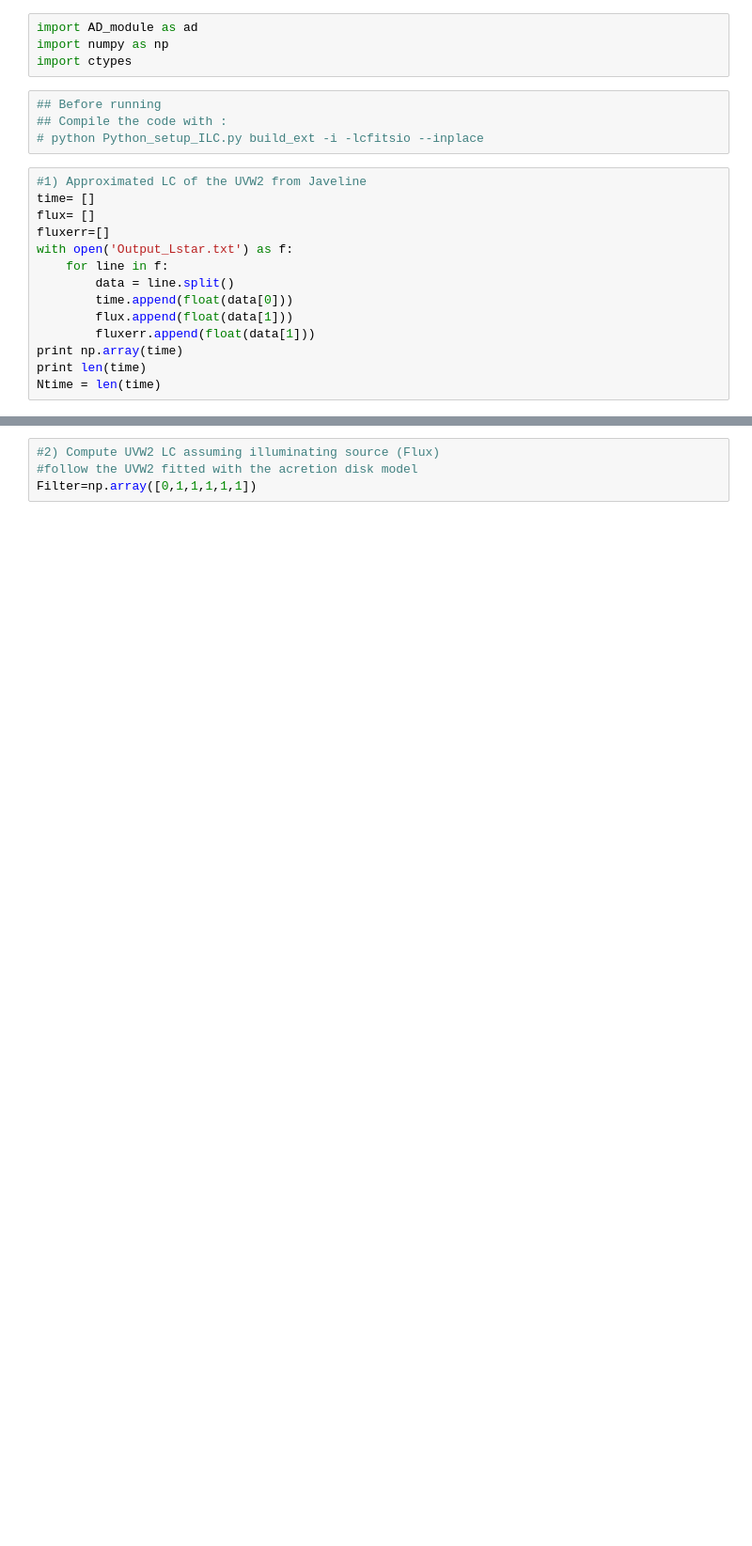
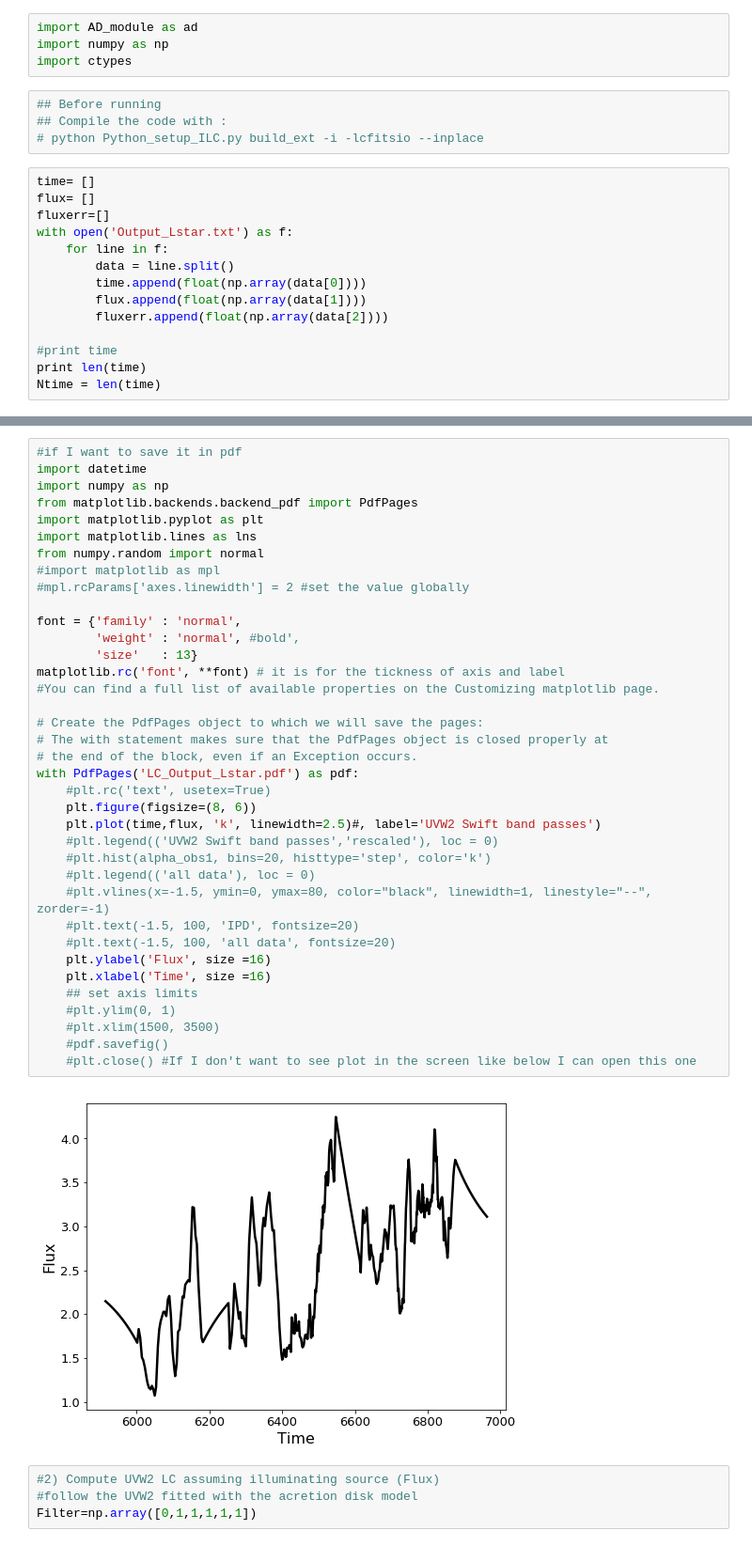
Before and after one commit to husnedereli/Reprocessing_disk, a Jupyter notebook: Compute_UVW2_LC_fitted_with_ADmodel.ipynb, the cells around one changed output, grey strips where cells are left out. Shown at 94% size. Drawn from its saved outputs; the diff is of its cells as text; blank space fills up the shorter version.

```diff
--- a/Compute_UVW2_LC_fitted_with_ADmodel.ipynb
+++ b/Compute_UVW2_LC_fitted_with_ADmodel.ipynb
@@ -7,17 +15,17 @@ import ctypes
 ## Compile the code with :
 # python Python_setup_ILC.py build_ext -i -lcfitsio --inplace
 # %%
-#1) Approximated LC of the UVW2 from Javeline
 time= []
 flux= []
 fluxerr=[]
 with open('Output_Lstar.txt') as f:
     for line in f:
         data = line.split()
-        time.append(float(data[0]))
-        flux.append(float(data[1]))
-        fluxerr.append(float(data[1]))
-print np.array(time)
+        time.append(float(np.array(data[0])))
+        flux.append(float(np.array(data[1])))
+        fluxerr.append(float(np.array(data[2])))
+
+#print time
 print len(time)
 Ntime = len(time)
 # %% [output]
@@ -25,4 +32,43 @@ Ntime = len(time)
 6270
+# %%
+#if I want to save it in pdf
+import datetime
+import numpy as np
+from matplotlib.backends.backend_pdf import PdfPages
+import matplotlib.pyplot as plt
+import matplotlib.lines as lns
+from numpy.random import normal
+#import matplotlib as mpl
+#mpl.rcParams['axes.linewidth'] = 2 #set the value globally
+
+font = {'family' : 'normal',
+        'weight' : 'normal', #bold',
+        'size'   : 13}
+matplotlib.rc('font', **font) # it is for the tickness of axis and label
+#You can find a full list of available properties on the Customizing matplotlib page.
+
+# Create the PdfPages object to which we will save the pages:
+# The with statement makes sure that the PdfPages object is closed properly at
+# the end of the block, even if an Exception occurs.
+with PdfPages('LC_Output_Lstar.pdf') as pdf:
+    #plt.rc('text', usetex=True)
+    plt.figure(figsize=(8, 6))
+    plt.plot(time,flux, 'k', linewidth=2.5)#, label='UVW2 Swift band passes')
+    #plt.legend(('UVW2 Swift band passes','rescaled'), loc = 0)
+    #plt.hist(alpha_obs1, bins=20, histtype='step', color='k')
+    #plt.legend(('all data'), loc = 0)
+    #plt.vlines(x=-1.5, ymin=0, ymax=80, color="black", linewidth=1, linestyle="--", zorder=-1)
+    #plt.text(-1.5, 100, 'IPD', fontsize=20)
+    #plt.text(-1.5, 100, 'all data', fontsize=20)
+    plt.ylabel('Flux', size =16)
+    plt.xlabel('Time', size =16)
+    ## set axis limits
+    #plt.ylim(0, 1)
+    #plt.xlim(1500, 3500)
+    #pdf.savefig()
+    #plt.close() #If I don't want to see plot in the screen like below I can open this one
+# %% [output]
+[figure, added]
 # %%
 #2) Compute UVW2 LC assuming illuminating source (Flux)
 #follow the UVW2 fitted with the acretion disk model
```
Also changed, not shown: parts of 3 cells of this notebook.
